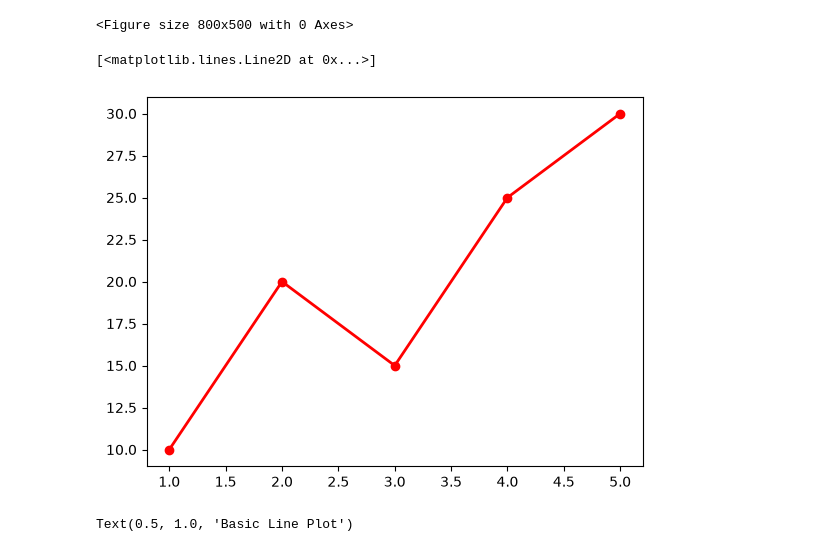
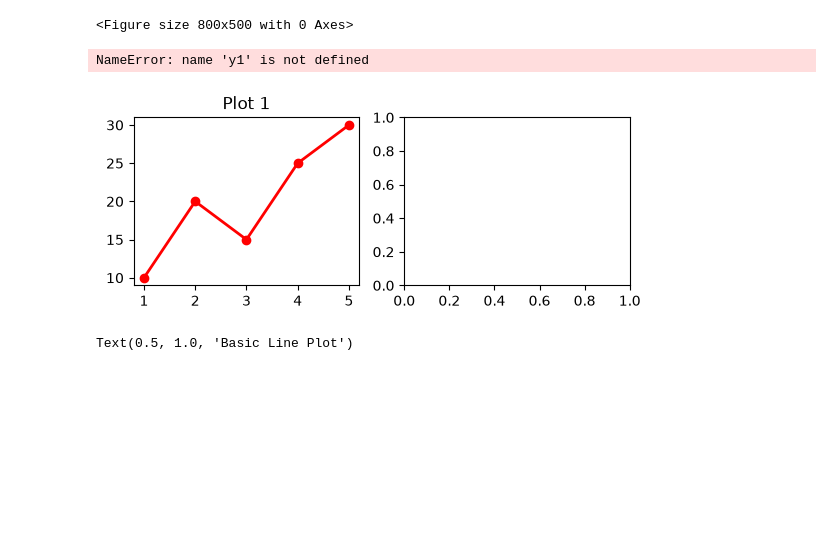
Before and after one commit to guddiyasingh/python-main, a Jupyter notebook: Data_Analysis/DV_Matplotllib.ipynb, the cells around one changed output. Cells and saved outputs as stored; diff of their text form; code cells hidden in the pictures; blank space fills up the shorter version.

```diff
--- a/Data_Analysis/DV_Matplotllib.ipynb
+++ b/Data_Analysis/DV_Matplotllib.ipynb
@@ -143,10 +143,21 @@ plt.figure(figsize=(8,5))
 # %%
 x=[1,2,3,4,5]
 y=[10,20,15,25,30]
+# y1=[5,10,15,20,25]
+plt.subplot(2,2,1)
 plt.plot(x,y, color="red", linewidth=2, marker="o")
+plt.title("Plot 1")
+
+plt.subplot(2,2,2)
+plt.plot(y1,x, color='green')
+plt.title("Plot2")
+
+plt.subplot(2,2,3)
+plt.bar(x,y, color="blue")
+plt.title("Plot 3")
 # %% [output]
-[<matplotlib.lines.Line2D at 0x...>]
+NameError: name 'y1' is not defined
-[figure, old version]
+[figure, new version]
 # %%
 x=[1,2,3,4,5]
 y=[1,4,9,16,25]
```
Also changed, not shown: parts of 6 cells of this notebook.
